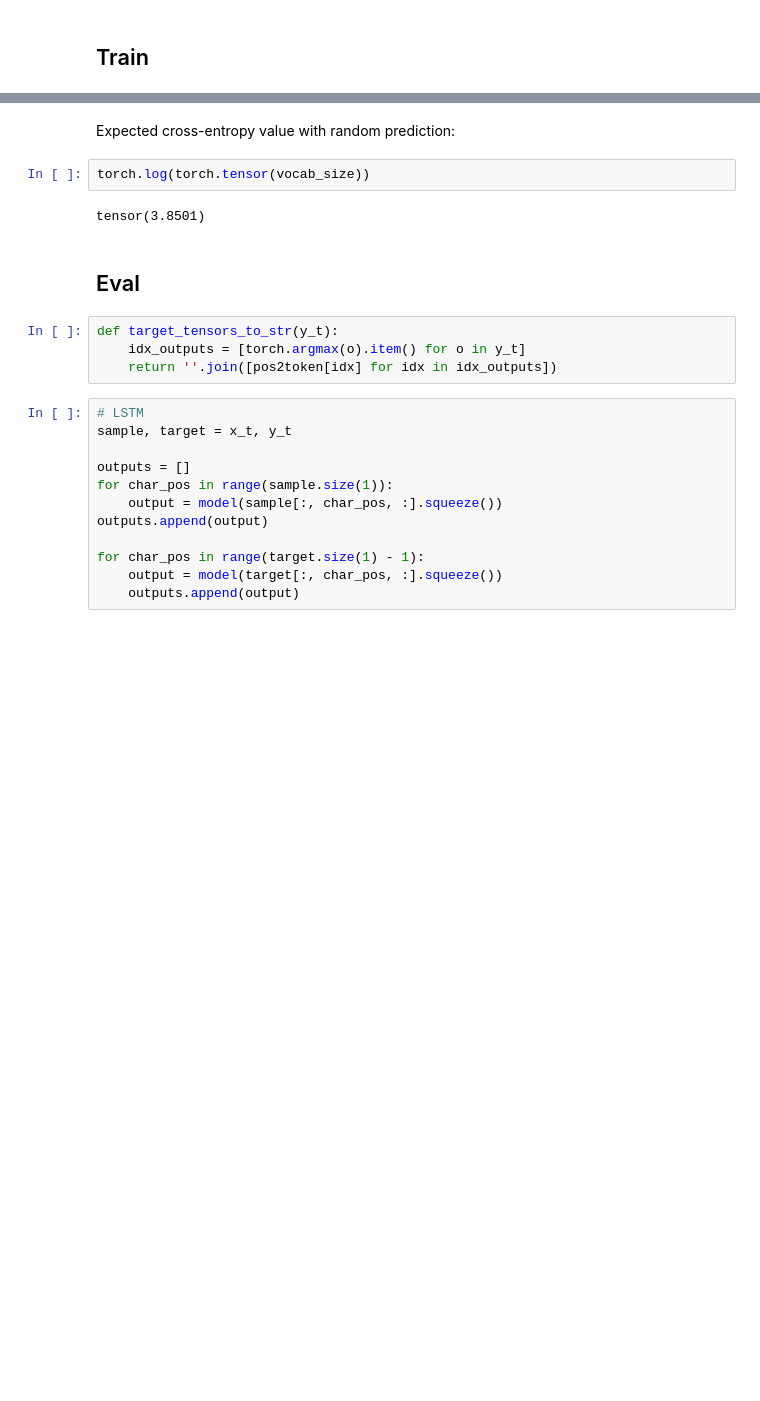
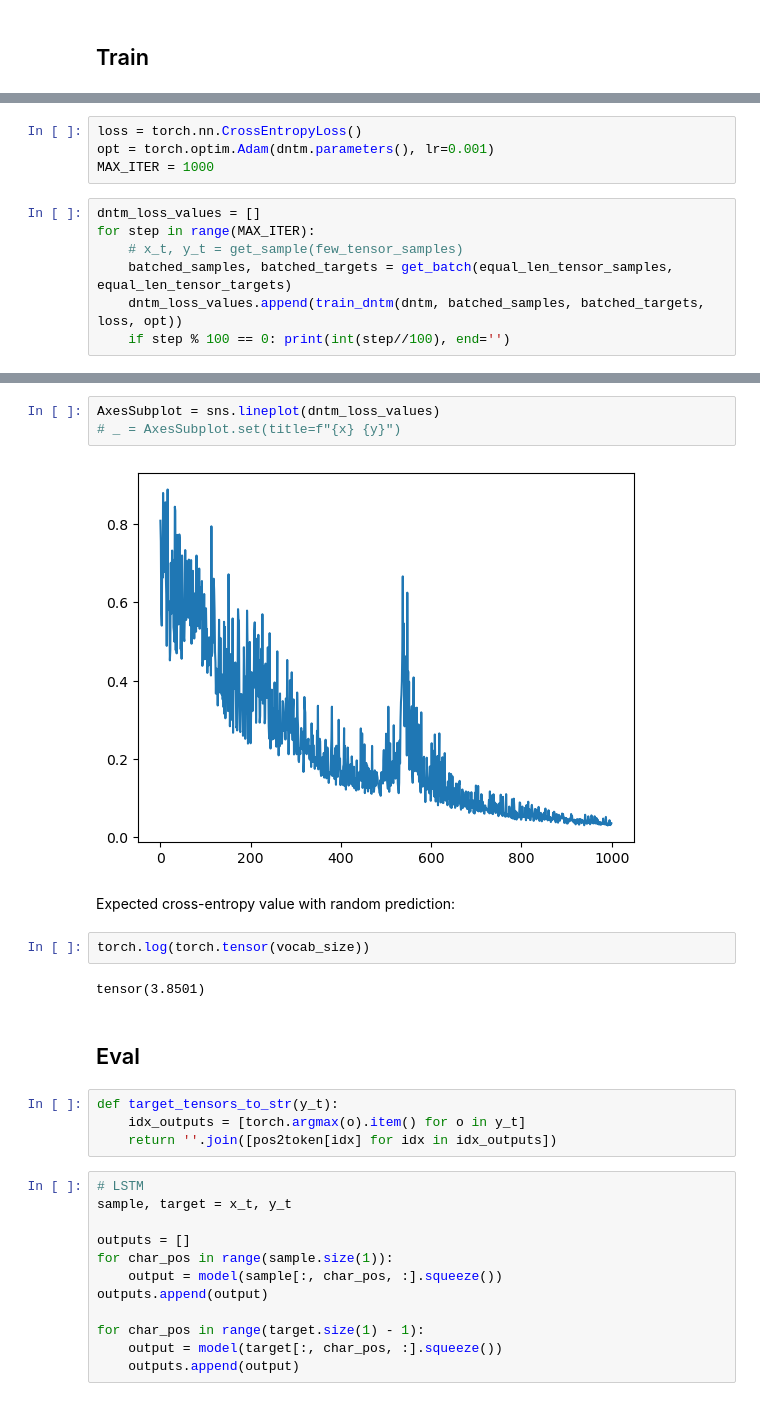
Before and after one commit to flavio2018/lte, a Jupyter notebook: notebooks/0.2_build_training_loop.ipynb, the cells around one changed output, grey strips where cells are left out. Saved outputs shown, nothing was run; the diff lists cells and outputs as text; blank space fills up the shorter version.

```diff
--- a/notebooks/0.2_build_training_loop.ipynb
+++ b/notebooks/0.2_build_training_loop.ipynb
@@ -405,0 +399,11 @@ AxesSubplot = sns.lineplot(loss_values)
+# %%
+loss = torch.nn.CrossEntropyLoss()
+opt = torch.optim.Adam(dntm.parameters(), lr=0.001)
+MAX_ITER = 1000
+# %%
+dntm_loss_values = []
+for step in range(MAX_ITER):
+    # x_t, y_t = get_sample(few_tensor_samples)
+    batched_samples, batched_targets = get_batch(equal_len_tensor_samples, equal_len_tensor_targets)
+    dntm_loss_values.append(train_dntm(dntm, batched_samples, batched_targets, loss, opt))
+    if step % 100 == 0: print(int(step//100), end='')
@@ -406,3 +420,8 @@ AxesSubplot = sns.lineplot(loss_values)
+# %%
+AxesSubplot = sns.lineplot(dntm_loss_values)
+# _ = AxesSubplot.set(title=f"{x} {y}")
+# %% [output]
+[figure, added]
 # %% [markdown]
 Expected cross-entropy value with random prediction:
 # %%
```
Also changed, not shown: parts of 29 cells of this notebook.
